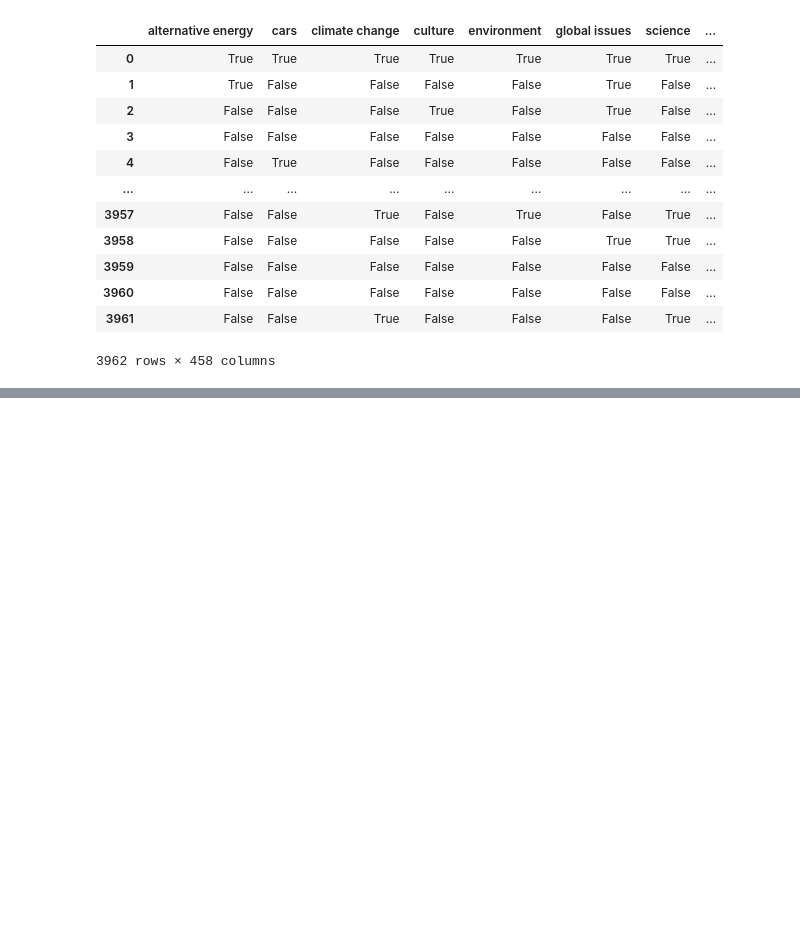
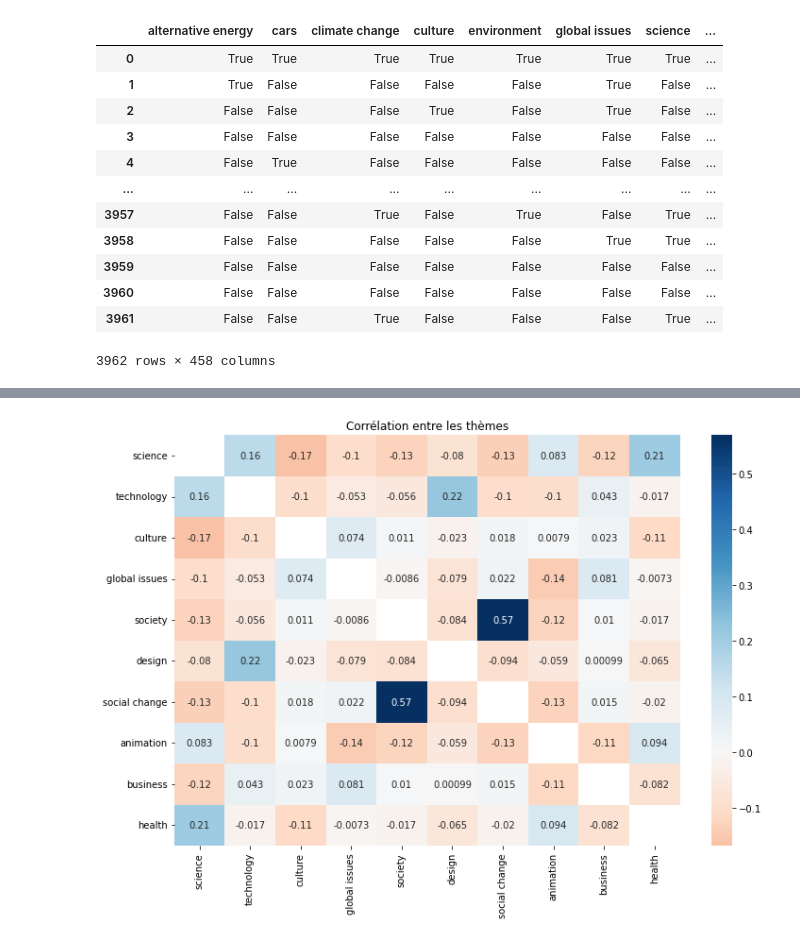
Before and after one commit to VictorTaillieu/TED-talks-analysis, a Jupyter notebook: notebooks/exploration.ipynb, the cells around one changed output, grey strips where cells are left out. Cells and saved outputs as stored; diff of their text form; code cells hidden in the pictures; blank space fills up the shorter version.

```diff
--- a/notebooks/exploration.ipynb
+++ b/notebooks/exploration.ipynb
@@ -365,0 +366,8 @@ plt.plot()
+# %%
+plt.figure(figsize=(12,8))
+sns.heatmap(one_hot_topics[most_talked].corr(),
+            mask=np.eye(10), cmap="RdBu", center=0, annot=True)
+plt.title("Corrélation entre les thèmes")
+plt.show()
+# %% [output]
+[figure, added]
```
Also changed, not shown: parts of 3 cells of this notebook.
